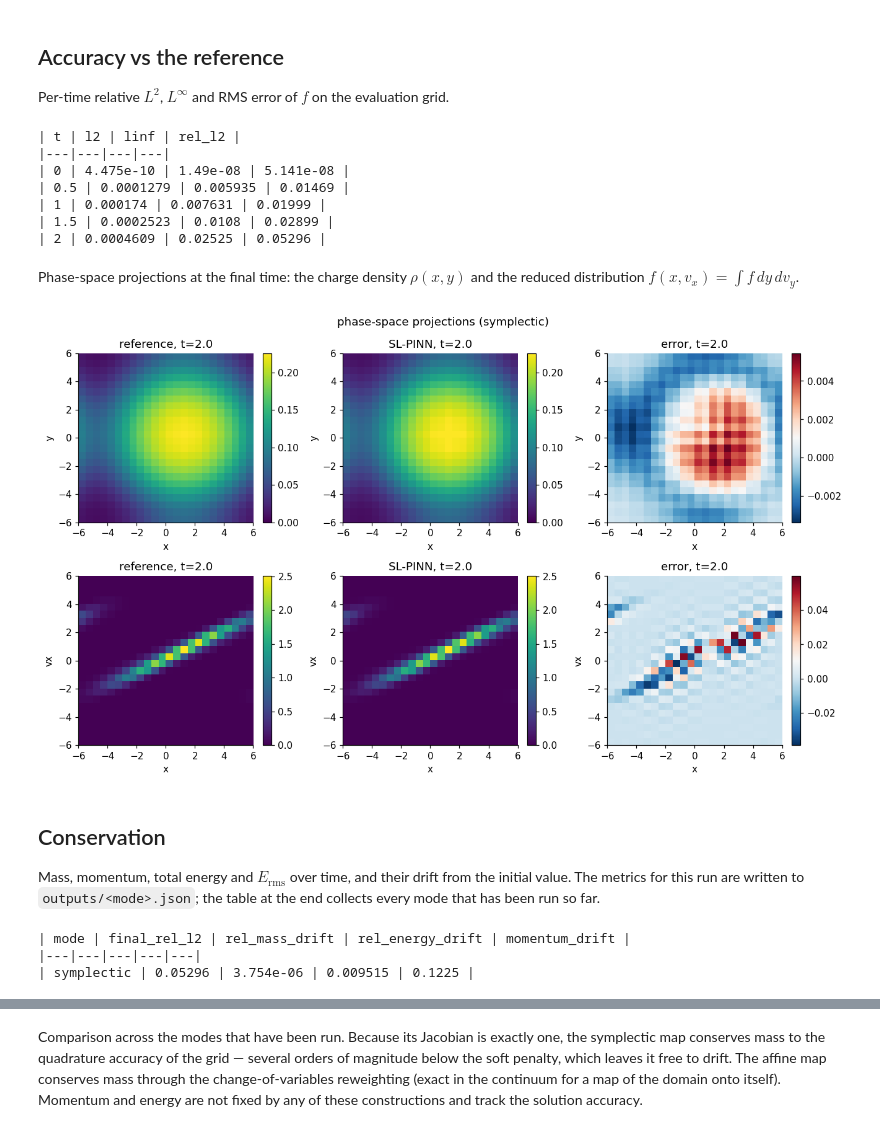
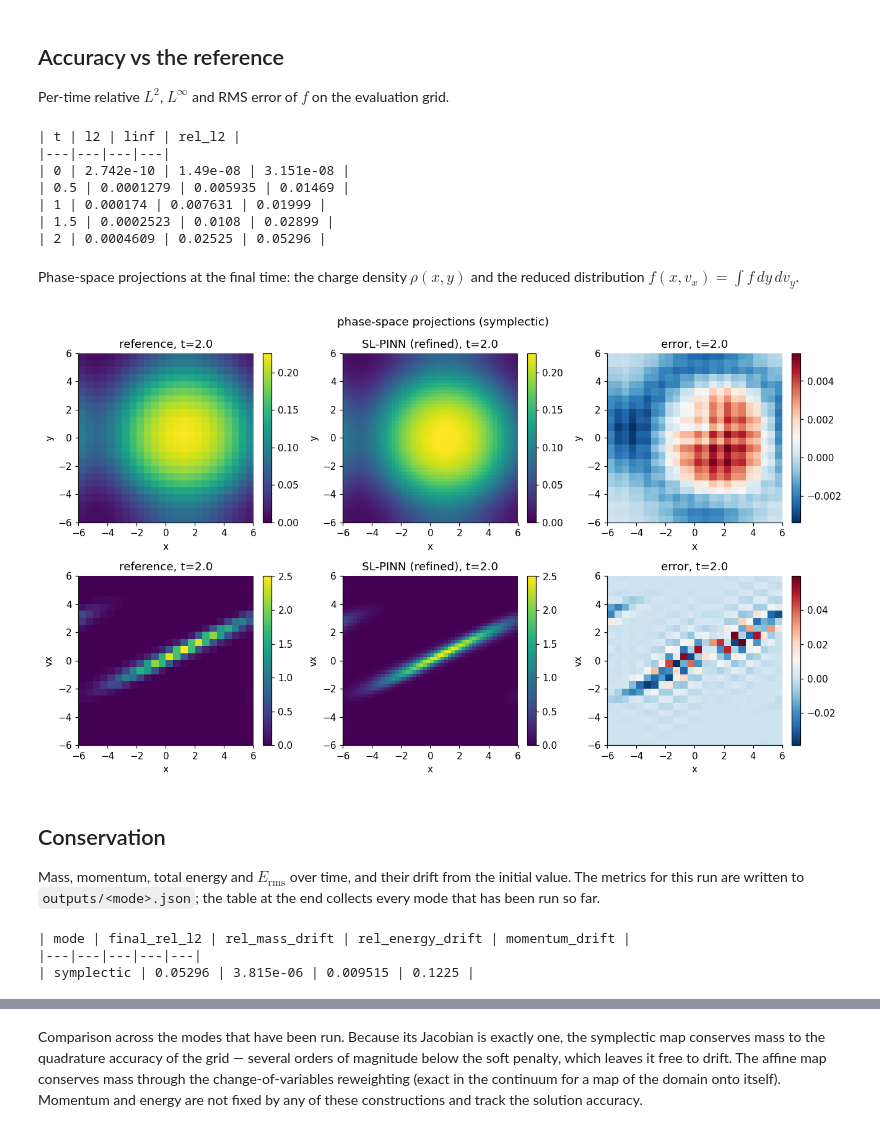
Before and after one commit to MrzvskK/29566-submission-code, a Jupyter notebook: slpinn_2d2v.ipynb, the cells around one changed output, grey strips where cells are left out. Saved outputs shown, nothing was run; the diff lists cells and outputs as text; code cells hidden in the pictures.

```diff
--- a/slpinn_2d2v.ipynb
+++ b/slpinn_2d2v.ipynb
@@ -55,12 +55,13 @@ import slpinn_2d2v as sl
 
 MODE = "symplectic"        # "symplectic" | "normalizing" | "soft"
 QUICK = False              # True: ~9 min on GPU; False: paper-scale settings
-SKIP_TRAINING = False      # True: reuse the checkpoint under outputs/ and only post-process
+SKIP_TRAINING = True      # True: reuse the checkpoint under outputs/ and only post-process
 
-SOLVER_DEVICE = "auto"     # "auto" | "cpu" | "cuda"
+DEVICE = "cuda"     #  "cpu" | "cuda"
+SOLVER_DEVICE = "cpu"     #  "cpu" | "cuda"
 
 sl.use_paper_style()
-device = sl.pick_device()
+device = torch.device(DEVICE)
 dtype = sl.default_dtype(device)
 torch.manual_seed(0)
 
@@ -200,8 +186,14 @@ times = torch.linspace(0, problem.t_final, EVAL_NT, device=device, dtype=dtype)
 f_ref, xg, vg = sl.reference_on_grid(problem, times, EVAL_N, EVAL_N,
                                      OUT, device, dtype,
                                      solver_device=SOLVER_DEVICE, verbose=True)
-print(xg,vg)
+
+xg_refined,vg_refined = (
+    torch.linspace(-6, 6, 10 * EVAL_NT, device=device, dtype=dtype),
+    torch.linspace(-6, 6, 10 * EVAL_NT, device=device, dtype=dtype),
+)
+
 
 f_mod = sl.evaluate_f_on_grids(f_fn, times, [xg, xg, vg, vg])
+f_mod_refined = sl.evaluate_f_on_grids(f_fn, times, [xg_refined, xg_refined, vg_refined, vg_refined])
 print("reference grid:", tuple(f_ref.shape))
 # %% [output]
@@ -224,7 +208,7 @@ print(sl.markdown_table(err_rows, columns=["t", "l2", "linf", "rel_l2"]))
 # %% [output]
 | t | l2 | linf | rel_l2 |
 |---|---|---|---|
-| 0 | 4.475e-10 | 1.49e-08 | 5.141e-08 |
+| 0 | 2.742e-10 | 1.49e-08 | 3.151e-08 |
 | 0.5 | 0.0001279 | 0.005935 | 0.01469 |
 | 1 | 0.000174 | 0.007631 | 0.01999 |
 | 1.5 | 0.0002523 | 0.0108 | 0.02899 |
@@ -234,34 +218,39 @@ Phase-space projections at the final time: the charge density $\rho(x,y)$ and
 the reduced distribution $f(x, v_x) = \int f\,dy\,dv_y$.
 # %%
 wv = sl.trapezoid_weights(vg)
+wv_refined = sl.trapezoid_weights(vg_refined)
 dx = problem.length / len(xg)
+dx_refined = problem.length / len(xg_refined)
 i = len(times) - 1
 
 rho_r = torch.einsum("xyuw,u,w->xy", f_ref[i], wv, wv)
 rho_m = torch.einsum("xyuw,u,w->xy", f_mod[i], wv, wv)
+rho_m_refined = torch.einsum("xyuw,u,w->xy", f_mod_refined[i], wv_refined, wv_refined)
 red_r = torch.einsum("xyuw,w->xu", f_ref[i], wv) * dx
 red_m = torch.einsum("xyuw,w->xu", f_mod[i], wv) * dx
+red_m_refined = torch.einsum("xyuw,w->xu", f_mod_refined[i], wv_refined) * dx_refined
 
 ext_xy = [problem.x_lo, problem.x_hi, problem.x_lo, problem.x_hi]
 ext_xv = [problem.x_lo, problem.x_hi, problem.v_lo, problem.v_hi]
 fig, axes = plt.subplots(2, 3, figsize=(12, 7))
-for row, (a, b, ext, lab) in enumerate([(rho_r, rho_m, ext_xy, ("x", "y")),
-                                        (red_r, red_m, ext_xv, ("x", "vx"))]):
+for row, (a, b, b_hi, ext, lab) in enumerate(
+        [(rho_r, rho_m, rho_m_refined, ext_xy, ("x", "y")),
+         (red_r, red_m, red_m_refined, ext_xv, ("x", "vx"))]):
     vmax = float(a.max())
     for ax, (data, title, cmap, kw) in zip(axes[row], [
             (a, "reference", "viridis", dict(vmin=0, vmax=vmax)),
-            (b, "SL-PINN", "viridis", dict(vmin=0, vmax=vmax)),
+            (b_hi, "SL-PINN (refined)", "viridis", dict(vmin=0, vmax=vmax)),
             (b - a, "error", "RdBu_r", dict())]):
         im = ax.imshow(data.T.cpu(), origin="lower", extent=ext, aspect="auto",
                        cmap=cmap, **kw)
         fig.colorbar(im, ax=ax, fraction=0.046)
         ax.set_title(f"{title}, t={float(times[i]):.1f}")
         ax.set_xlabel(lab[0]); ax.set_ylabel(lab[1]); ax.grid(False)
 fig.suptitle(f"phase-space projections ({MODE})")
 fig.tight_layout()
 plt.show()
 # %% [output]
-[figure, old version]
+[figure, new version]
 # %% [markdown]
 ## Conservation
 
@@ -298,7 +287,7 @@ print(sl.markdown_table([metrics],
 # %% [output]
 | mode | final_rel_l2 | rel_mass_drift | rel_energy_drift | momentum_drift |
 |---|---|---|---|---|
-| symplectic | 0.05296 | 3.754e-06 | 0.009515 | 0.1225 |
+| symplectic | 0.05296 | 3.815e-06 | 0.009515 | 0.1225 |
 # %%
 fig, axes = plt.subplots(1, 2, figsize=(12, 4))
 axes[0].semilogy(tc.cpu(),
```
Also changed, not shown: parts of 10 cells of this notebook, 54 other files.
